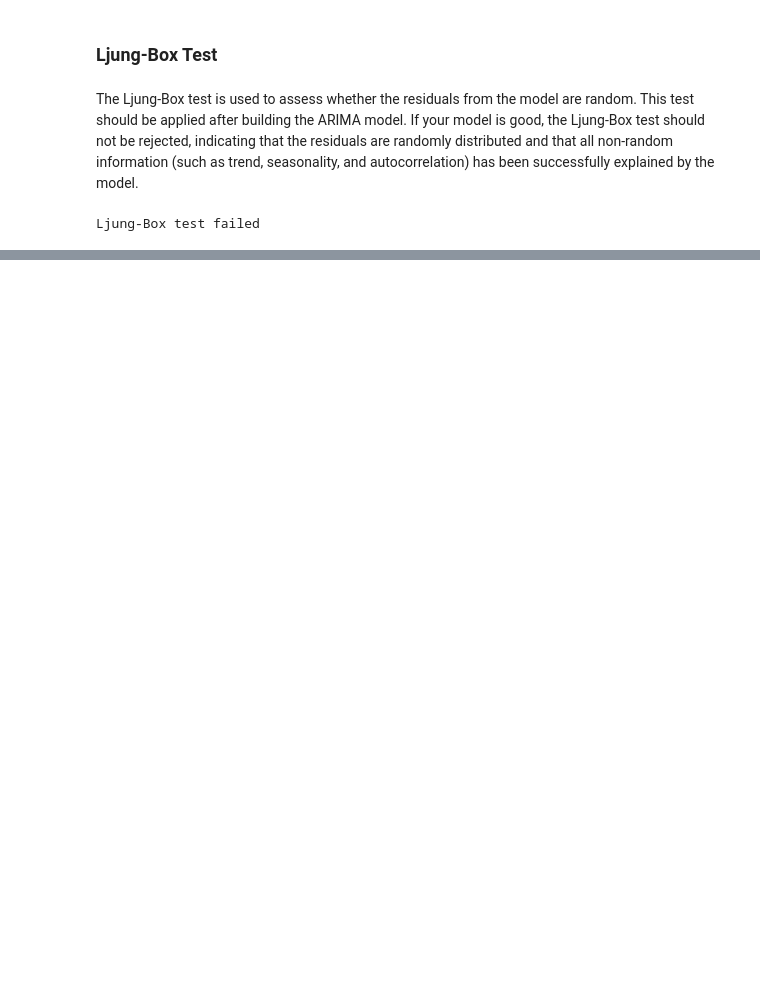
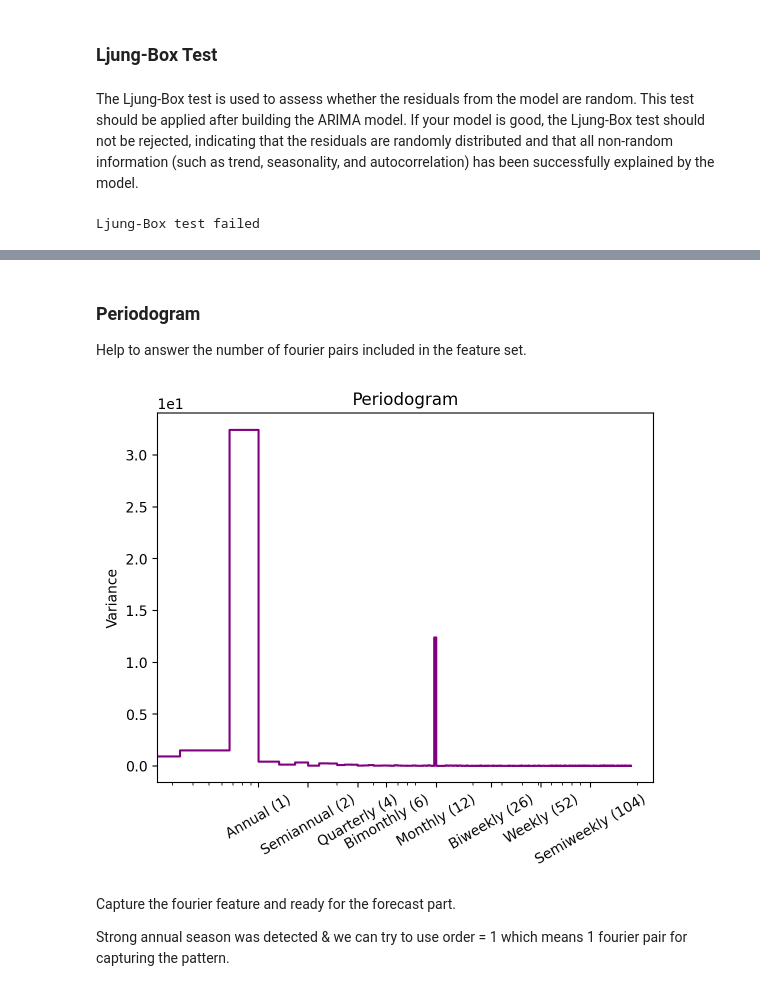
Before and after one commit to dcrowTMH/stat_test, a Jupyter notebook: notebooks/time_series_data_nature_discovery.ipynb, the cells around one changed output, grey strips where cells are left out. Drawn from its saved outputs; the diff is of its cells as text; code cells hidden in the pictures; blank space fills up the shorter version.

```diff
--- a/notebooks/time_series_data_nature_discovery.ipynb
+++ b/notebooks/time_series_data_nature_discovery.ipynb
@@ -230,0 +260,12 @@ Ljung-Box test failed
+# %% [markdown]
+### Periodogram
+
+Help to answer the number of fourier pairs included in the feature set.
+# %%
+time_series_ssd.plot_periodogram();
+# %% [output]
+[figure, added]
+# %% [markdown]
+Capture the fourier feature and ready for the forecast part.
+
+Strong annual season was detected & we can try to use order = 1 which means 1 fourier pair for capturing the pattern.
```
Also changed, not shown: parts of 30 cells of this notebook.
